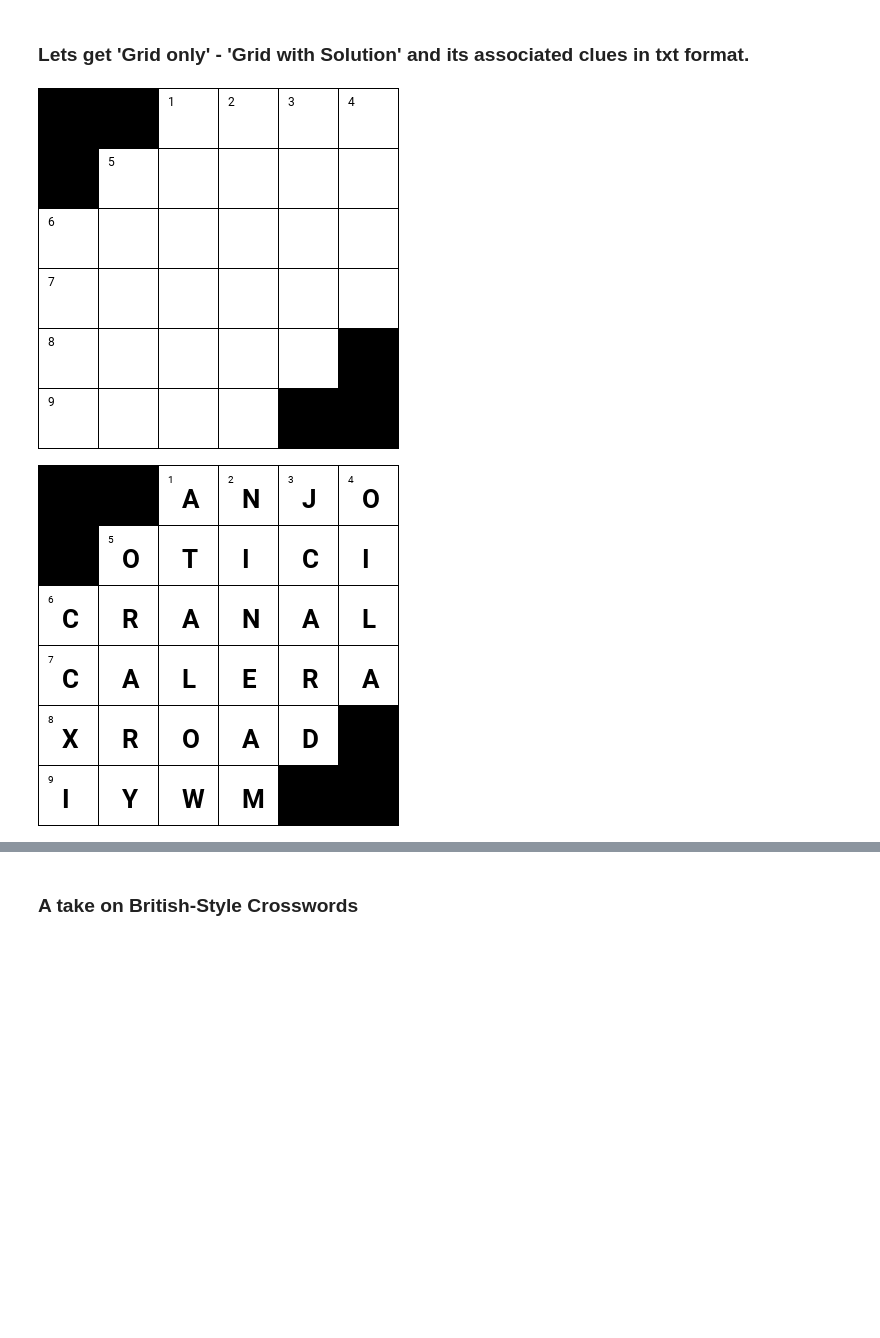
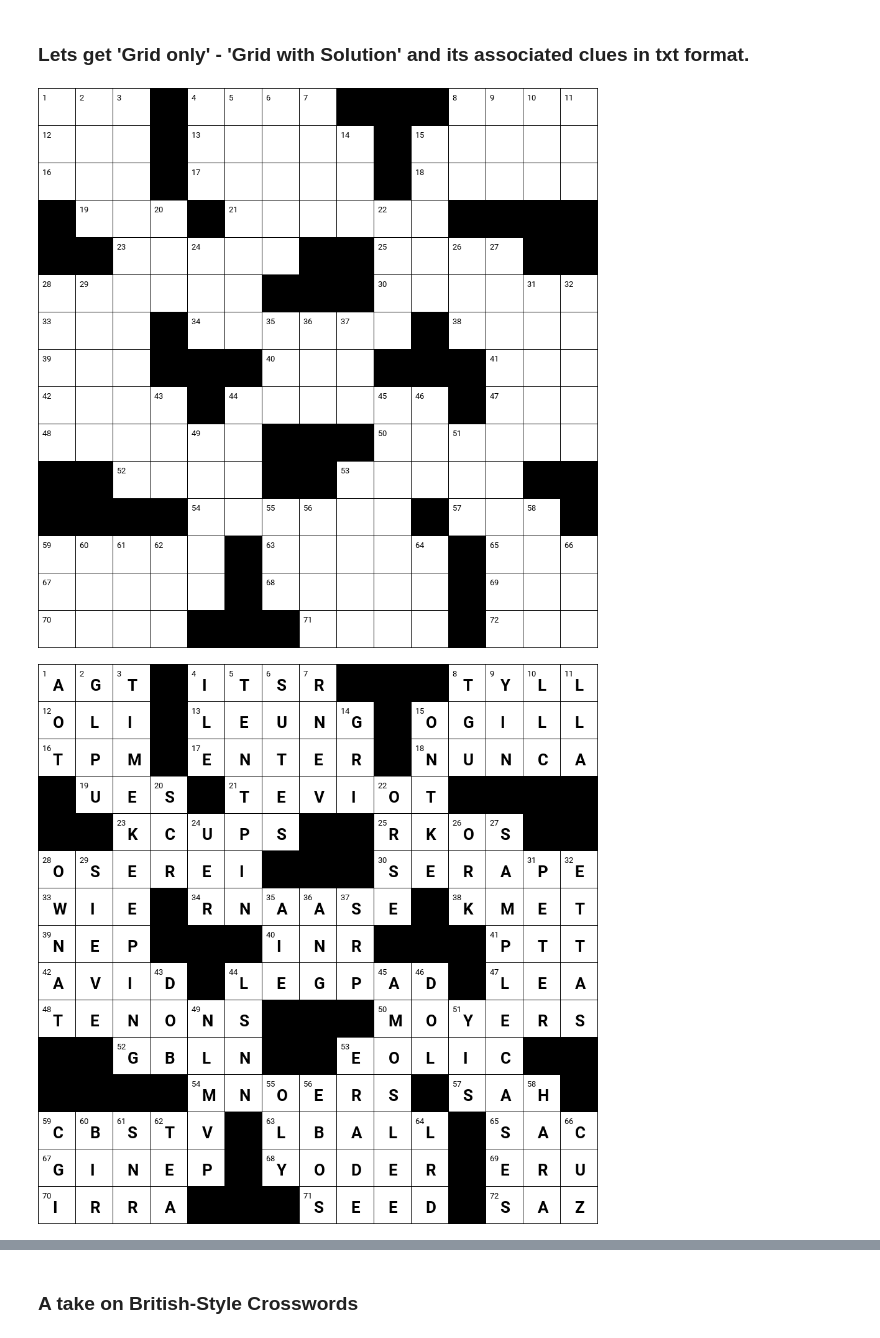
Before and after one commit to prajeshshrestha/Crossword-Generator, a Jupyter notebook: Crossword_Generator_Backtracking_V2.ipynb, the cells around one changed output, grey strips where cells are left out. Drawn from its saved outputs; the diff is of its cells as text; code cells hidden in the pictures; blank space fills up the shorter version.

```diff
--- a/Crossword_Generator_Backtracking_V2.ipynb
+++ b/Crossword_Generator_Backtracking_V2.ipynb
@@ -874,7 +874,7 @@ grid_13_1 = [
 config = {
     'small_word_list': word_list_small,
     'large_word_list': word_list_large,
-    'grid': grid_6
+    'grid': grid_15_1
 }
 # %%
 start_t = time.time()
@@ -1024,13 +1024,13 @@ def display_grid_only(grid, black_cell_str = '*', grid_nums = None, cell_size =
                 draw.rectangle(rect, outline = "black")
                 if grid_nums is not None:
                     if grid_nums[row][col] != 0:
-                      draw.text((x + cell_size // 2 - 17, y + cell_size // 2 - 17), str(grid_nums[row][col]), fill=text_color, anchor="mm", font=font)
+                      draw.text((x + cell_size // 2 - 23, y + cell_size // 2 - 23), str(grid_nums[row][col]), fill=text_color, font=font)
     if filename is not None:
         out_filename = filename + '-grid-only.png'
         img.save(out_filename)
     display(img)
 
-def display_grid_solution(grid, grid_nums, black_cell_str = '.', answer_grid = None, output_path = None, filename = None):
+def display_grid_solution(grid, grid_nums, black_cell_str = '.', answer_grid = None, output_path = None, filename = None, gridnum_font_size = 12):
 
     black_square_color = 'black'
     text_color = 'black'
@@ -1049,7 +1049,7 @@ def display_grid_solution(grid, grid_nums, black_cell_str = '.', answer_grid = N
 
     # Adjust font size
     font_size = 10  # Set your desired font size
-    font_grid_num = ImageFont.truetype("/content/Roboto-Regular.ttf", font_size)
+    font_grid_num = ImageFont.truetype("/content/Roboto-Regular.ttf", gridnum_font_size)
     font_letter = ImageFont.truetype("/content/Roboto-Bold.ttf", 26)
 
     for row in range(len(grid)):
@@ -1063,7 +1063,7 @@ def display_grid_solution(grid, grid_nums, black_cell_str = '.', answer_grid = N
             else:
                 draw.rectangle(rect, outline = "black")
                 if grid_nums[row][col] != 0:
-                    draw.text((x + cell_size // 2 - 20, y + cell_size // 2 - 22), str(grid_nums[row][col]), fill = text_color, font = font_grid_num)
+                    draw.text((x + cell_size // 2 - 23, y + cell_size // 2 - 23), str(grid_nums[row][col]), fill = text_color, font = font_grid_num)
                 if answer_grid is not None:
                     draw.text((x + cell_size // 2 - 6, y + cell_size // 2 - 12), answer_grid[row][col], fill = text_color, font = font_letter)
     if filename is not None:
@@ -1075,7 +1075,7 @@ def display_grid_solution(grid, grid_nums, black_cell_str = '.', answer_grid = N
 # %%
 from grid_generator_latest import generate_grid
 
-json_data, symmetry = generate_grid(grid_size = 15, b_factor = 4, display_grid = True)
+json_data, symmetry = generate_grid(grid_size = 19, b_factor = 4, display_grid = True)
 
 rows = json_data['size']['rows']
 cols = json_data['size']['cols']
@@ -1130,20 +1131,20 @@ Cell Position: ((6, 0)) | Direction: ACROSS | Length: 5 --> Domain Size: 37264
 # %% [markdown]
 ### Lets get 'Grid only' - 'Grid with Solution' and its associated clues in txt format.
 # %%
-grid_dimension = '6x6'
+grid_dimension = '15x15'
 filename = f'/content/generation results/crossword-{grid_dimension}'
 rows = json_data['size']['rows']
 cols = json_data['size']['cols']
 grid = json_data['grid']
 grid_2d = [grid[i:i + rows] for i in range(0, len(grid), rows)]
 gridnums_2d = [json_data['gridnums'][i:i + rows] for i in range(0, len(grid), rows)]
 answer_2d = creator.letter_grid(assignment)
 
-display_grid_only(grid_2d, black_cell_str = '.', grid_nums = gridnums_2d, cell_size = 60, gridnum_font_size = 12, filename = filename)
-display_grid_solution(grid_2d, black_cell_str = '.', grid_nums = gridnums_2d, answer_grid = answer_2d, filename = filename)
+display_grid_only(grid_2d, black_cell_str = '.', grid_nums = gridnums_2d, cell_size = 60, gridnum_font_size = 13, filename = filename)
+display_grid_solution(grid_2d, black_cell_str = '.', grid_nums = gridnums_2d, answer_grid = answer_2d, filename = filename, gridnum_font_size = 13)
 # %% [output]
-[figure, old version]
+[figure, new version]
-[figure, old version]
+[figure, new version]
 # %%
 across_clues, down_clues = get_clues(gridnums_2d, assignment)
 
```
Also changed, not shown: parts of 11 cells of this notebook.
